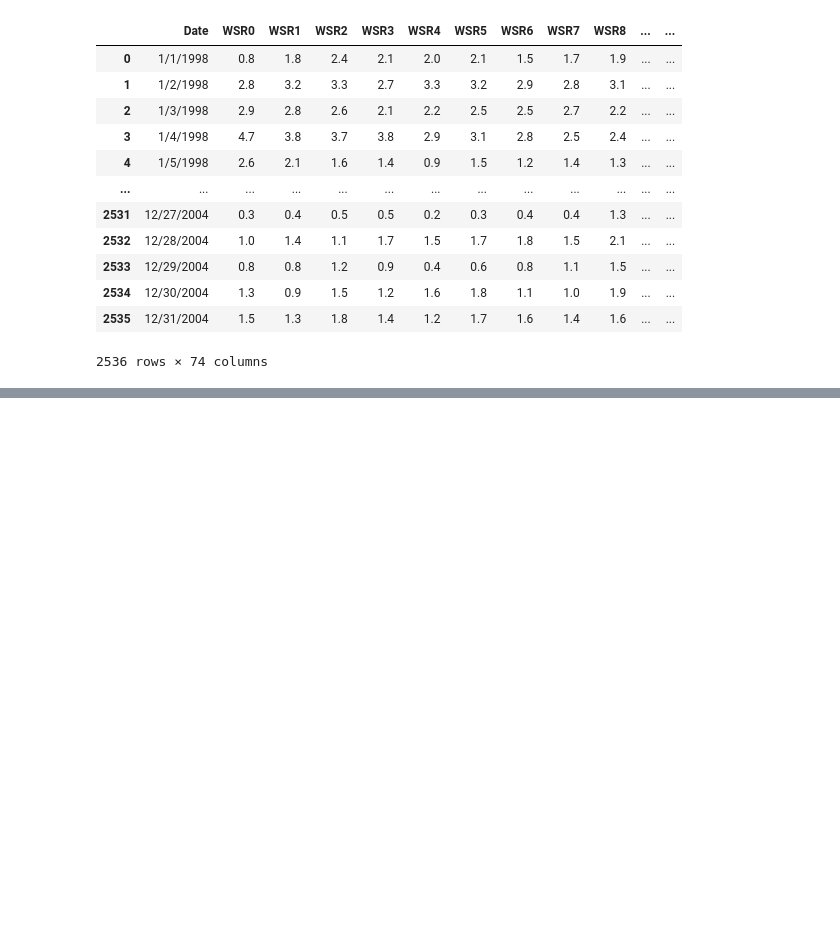
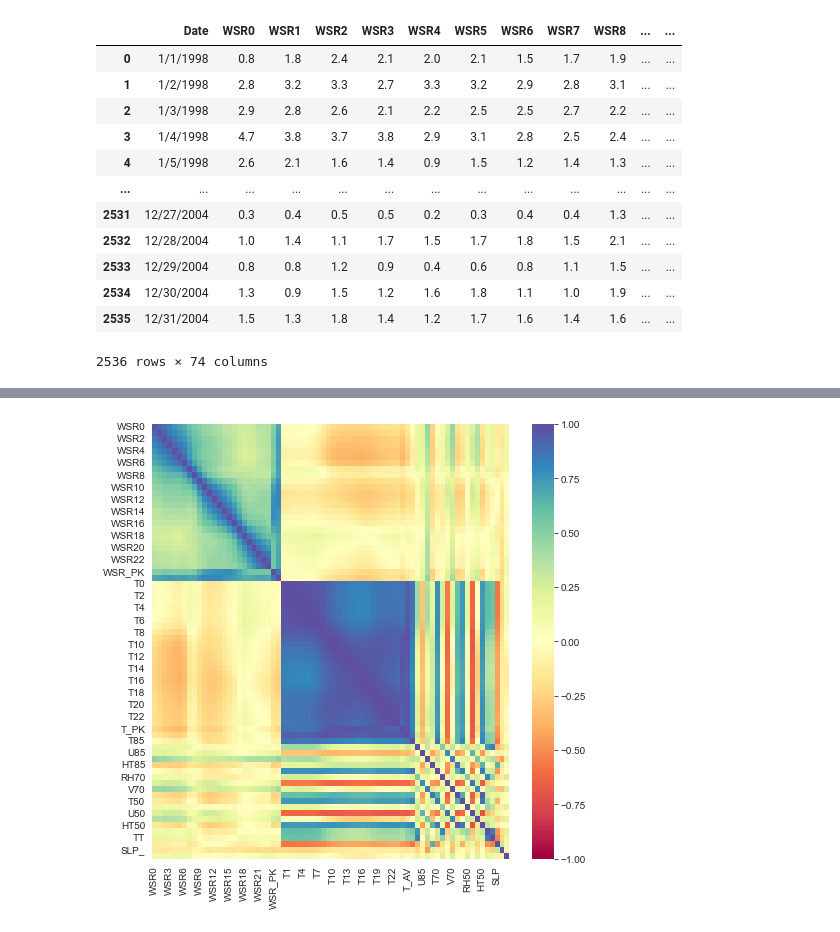
Before and after one commit to fxjollois/cours-2023-2024, a Jupyter notebook: ufr--m1-dci--ecd/seance9-correction.ipynb, the cells around one changed output, grey strips where cells are left out. Cells and saved outputs as stored; diff of their text form; code cells hidden in the pictures; blank space fills up the shorter version.

```diff
--- a/ufr--m1-dci--ecd/seance9-correction.ipynb
+++ b/ufr--m1-dci--ecd/seance9-correction.ipynb
@@ -60,0 +219,6 @@ data
+# %%
+plt.figure(figsize=(8, 8))
+seaborn.heatmap(X.corr(), vmin = -1, vmax = 1, cmap = "Spectral")
+plt.show()
+# %% [output]
+[figure, added]
```
Also changed, not shown: parts of 60 cells of this notebook, 1 other file.
